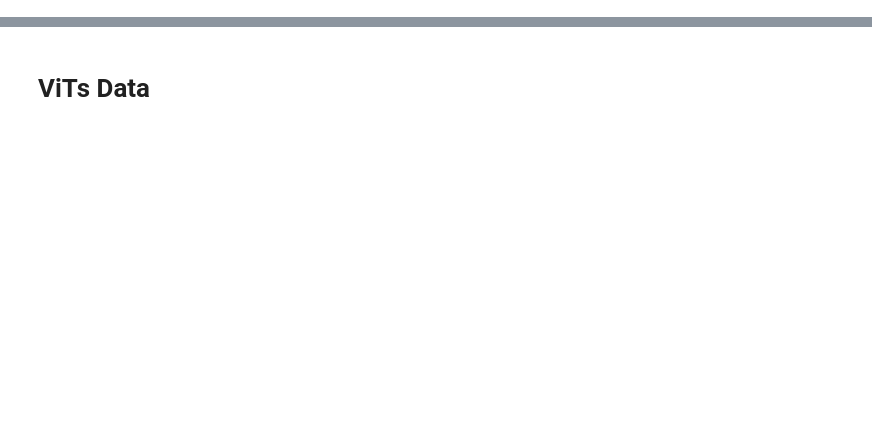
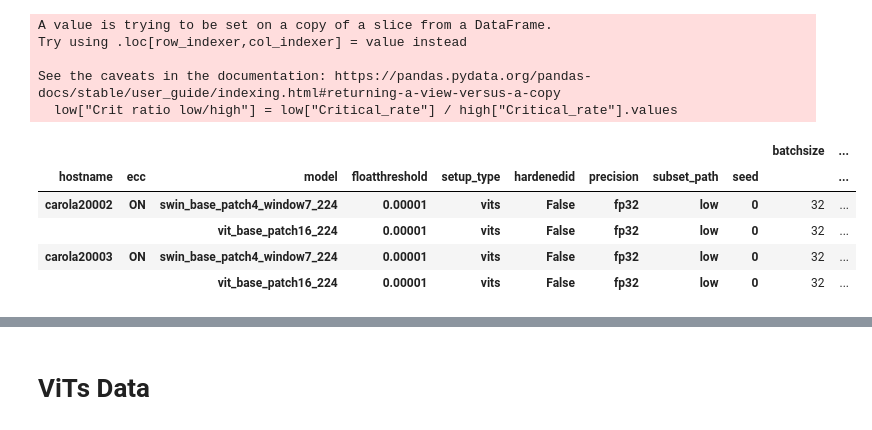
Before and after one commit to diehardnet/vitsreliability, a Jupyter notebook: parsers/show_rad_experiments_partial_results.ipynb, the cells around one changed output, grey strips where cells are left out. Saved outputs shown, nothing was run; the diff lists cells and outputs as text; code cells hidden in the pictures; blank space fills up the shorter version.

```diff
--- a/parsers/show_rad_experiments_partial_results.ipynb
+++ b/parsers/show_rad_experiments_partial_results.ipynb
@@ -28,3 +67,24 @@ grouped_df
 # %%
 grouped_df["SDC_rate"] = grouped_df["sdc"] / grouped_df["acc_time"]
 grouped_df["Critical_rate"] = grouped_df["critical_sdc"] / grouped_df["acc_time"]
+
+high = grouped_df.loc[pd.IndexSlice[:, :, :, :, :, :, :, "high"], :]
+low = grouped_df.loc[pd.IndexSlice[:, :, :, :, :, :, :, "low"], :]
+
+# low.div(high, level="subset_path", axis="index")
+# low.index
+
+low["Crit ratio low/high"] = low["Critical_rate"] / high["Critical_rate"].values
+low
+# %% [output]
+A value is trying to be set on a copy of a slice from a DataFrame.
+Try using .loc[row_indexer,col_indexer] = value instead
+
+See the caveats in the documentation: https://pandas.pydata.org/pandas-docs/stable/user_guide/indexing.html#returning-a-view-versus-a-copy
+  low["Crit ratio low/high"] = low["Critical_rate"] / high["Critical_rate"].values
+|  |  |  |  |  |  |  |  |  | batchsize | ... |
+| hostname | ecc | model | floatthreshold | setup_type | hardenedid | precision | subset_path | seed |  | ... |
+| carola20002 | ON | swin_base_patch4_window7_224 | 0.00001 | vits | False | fp32 | low | 0 | 32 | ... |
+|  |  | vit_base_patch16_224 | 0.00001 | vits | False | fp32 | low | 0 | 32 | ... |
+| carola20003 | ON | swin_base_patch4_window7_224 | 0.00001 | vits | False | fp32 | low | 0 | 32 | ... |
+|  |  | vit_base_patch16_224 | 0.00001 | vits | False | fp32 | low | 0 | 32 | ... |
```
Also changed, not shown: parts of 7 cells of this notebook, 2 other files.
